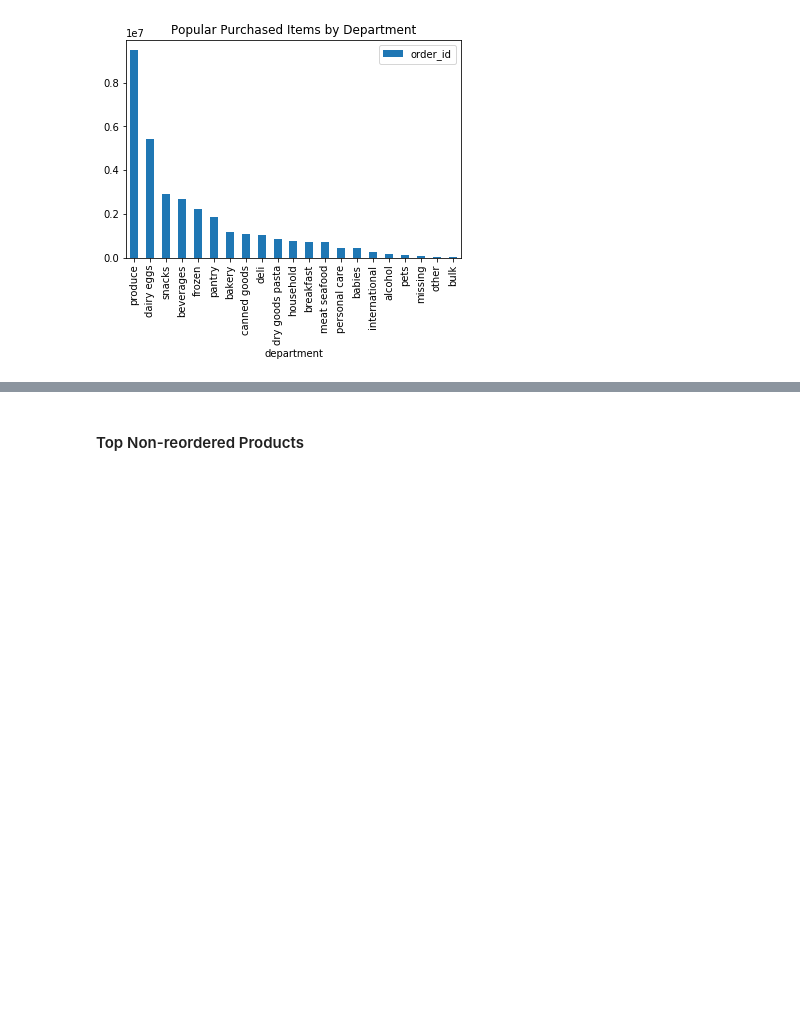
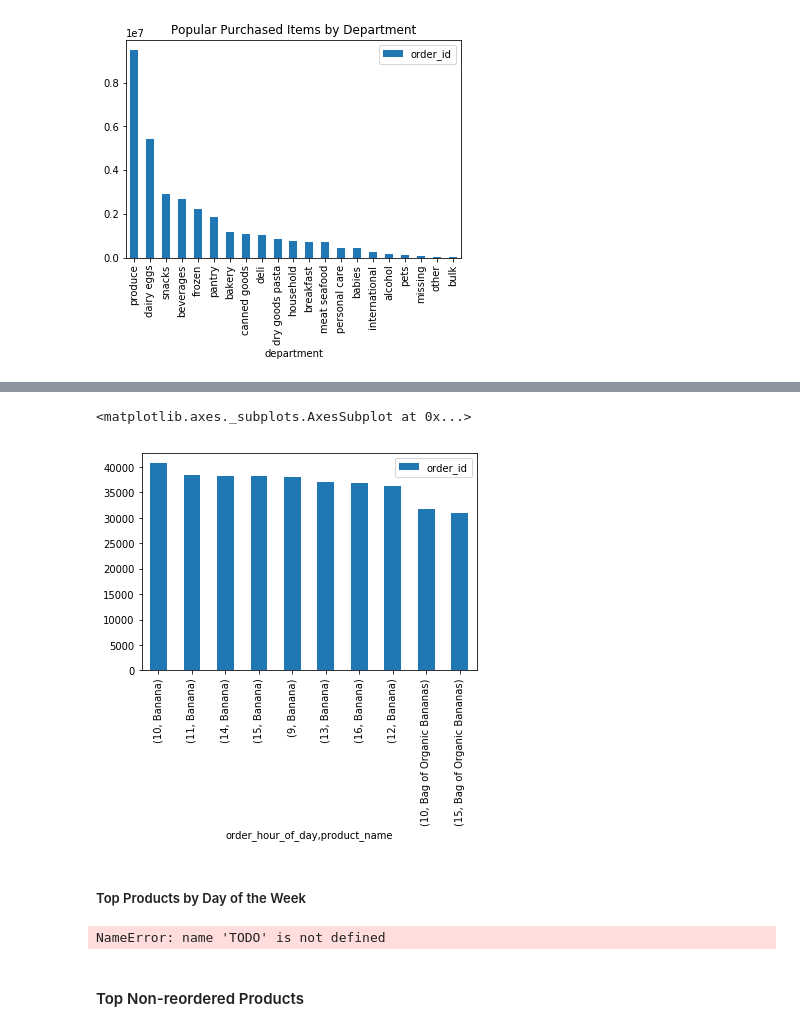
Before and after one commit to CloudChaoszero/Instacart-Product-AnalysisAndInference, a Jupyter notebook: Analytics/Instacart-Data-Analytics.ipynb, the cells around one changed output, grey strips where cells are left out. Drawn from its saved outputs; the diff is of its cells as text; code cells hidden in the pictures; blank space fills up the shorter version.

```diff
--- a/Analytics/Instacart-Data-Analytics.ipynb
+++ b/Analytics/Instacart-Data-Analytics.ipynb
@@ -184,0 +283,11 @@ but what about through particular segments? Moreover, what is the re-order ratio
+# %%
+orders_timeDf_ohod = ordersAndProducts_TimeDf[[\
+        'order_id','order_hour_of_day','product_name']]
+orders_timeDf_ohod.reset_index(inplace=True,drop = True)
+# %%
+orders_timeDf_ohod.groupby(['order_hour_of_day','product_name'])\
+        .count().sort_values('order_id',ascending=False)[:10]\
+        .plot(kind='bar')
+# %% [output]
+<matplotlib.axes._subplots.AxesSubplot at 0x...>
+[figure, added]
@@ -185,3 +302,9 @@ but what about through particular segments? Moreover, what is the re-order ratio
+# %% [markdown]
+##### Top Products by Day of the Week
+# %%
+TODO
+# %% [output]
+NameError: name 'TODO' is not defined
 # %% [markdown]
 #### Top Non-reordered Products
 # %%
```
Also changed, not shown: parts of 22 cells of this notebook.
